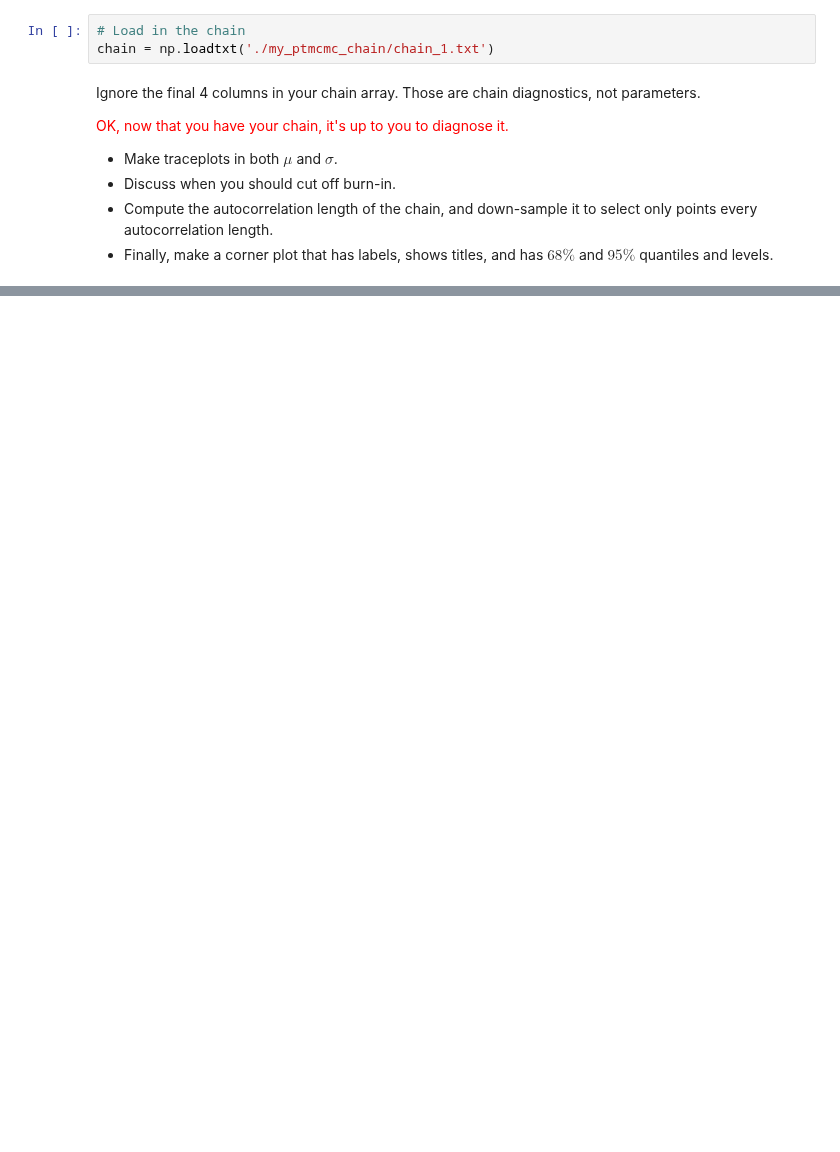
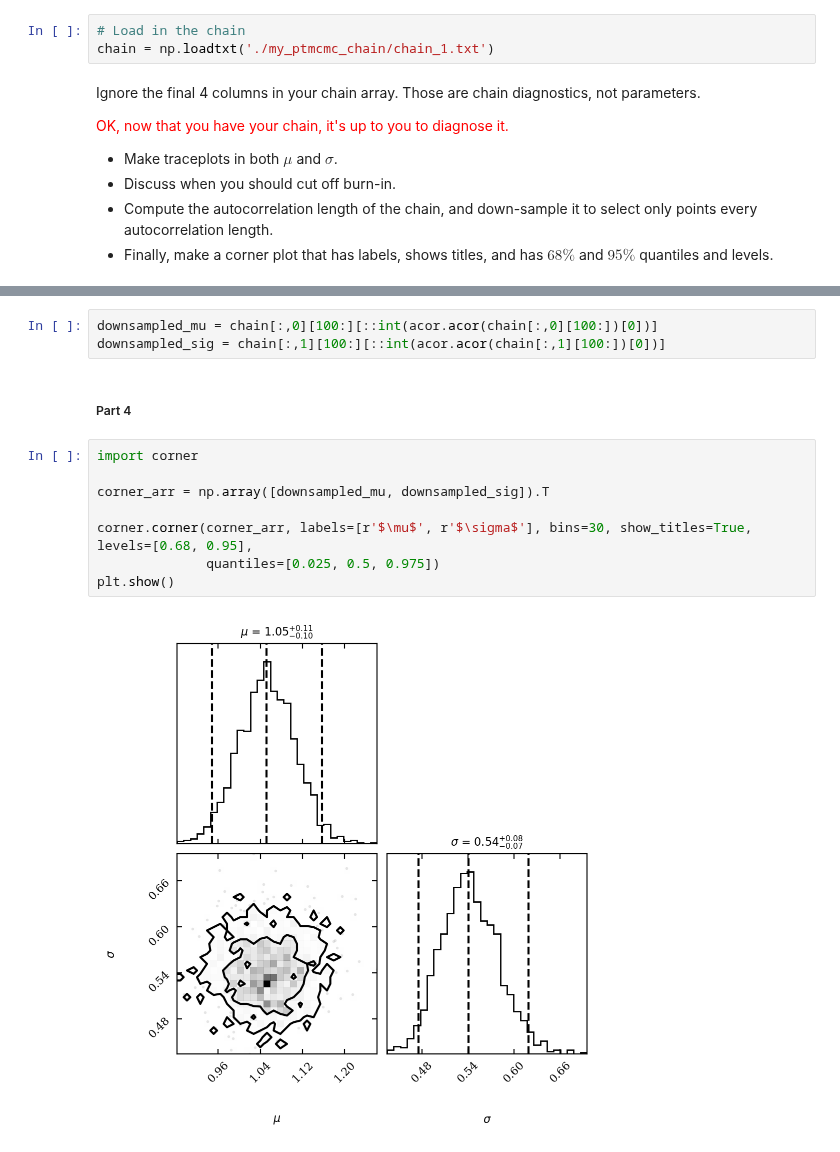
Before and after one commit to NihanPol/ASTR_3300_S2025, a Jupyter notebook: coursework/student_folders/kushagra_nag/class_participation/Lecture_11_KushagraNag.ipynb, the cells around one changed output, grey strips where cells are left out. Cells and saved outputs as stored; diff of their text form; blank space fills up the shorter version.

```diff
--- a/coursework/student_folders/kushagra_nag/class_participation/Lecture_11_KushagraNag.ipynb
+++ b/coursework/student_folders/kushagra_nag/class_participation/Lecture_11_KushagraNag.ipynb
@@ -553,0 +574,15 @@ acor.acor(chain[:,0])
+# %%
+downsampled_mu = chain[:,0][100:][::int(acor.acor(chain[:,0][100:])[0])]
+downsampled_sig = chain[:,1][100:][::int(acor.acor(chain[:,1][100:])[0])]
+# %% [markdown]
+##### Part 4
+# %%
+import corner
+
+corner_arr = np.array([downsampled_mu, downsampled_sig]).T
+
+corner.corner(corner_arr, labels=[r'$\mu$', r'$\sigma$'], bins=30, show_titles=True, levels=[0.68, 0.95],
+              quantiles=[0.025, 0.5, 0.975])
+plt.show()
+# %% [output]
+[figure, added]
```
Also changed, not shown: parts of 13 cells of this notebook, 7 other files.
